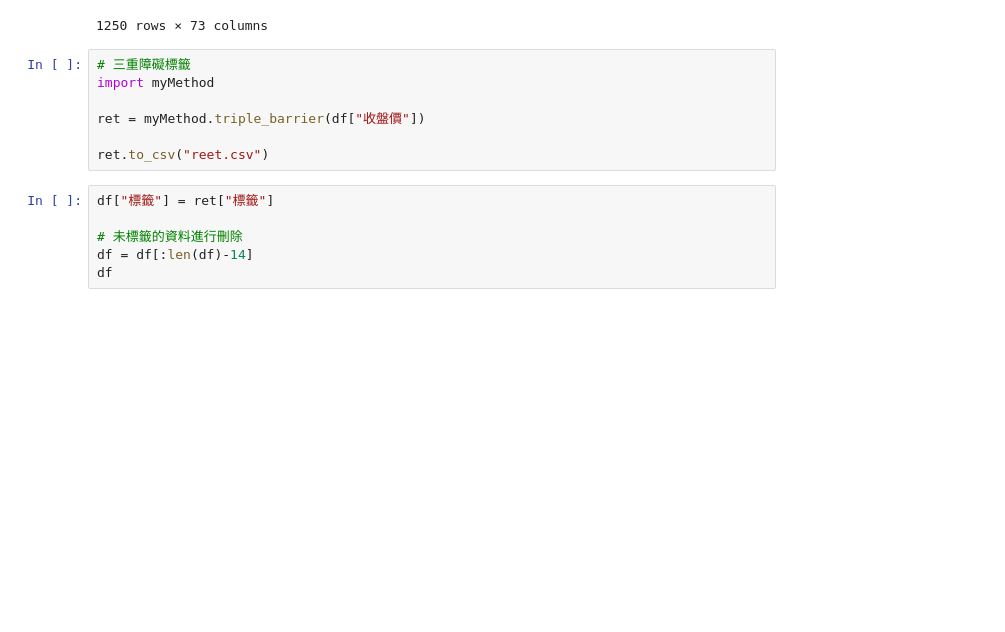
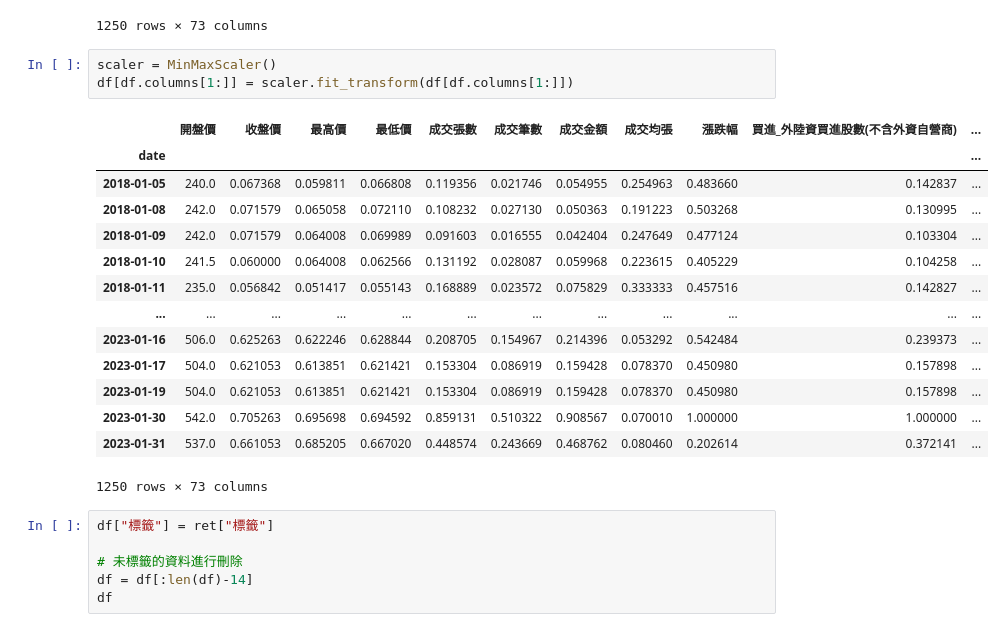
Before and after one commit to Chiao75543/FintechProject, a Jupyter notebook: model/train_model.ipynb, the cells around one changed output. Drawn from its saved outputs; the diff is of its cells as text; blank space fills up the shorter version.

```diff
--- a/model/train_model.ipynb
+++ b/model/train_model.ipynb
@@ -27,13 +51,24 @@ df
 | 2023-01-30 | 542.0 | 543.0 | 543.0 | 534.0 | 148413.0 | 153125.0 | 8.005716e+10 | 0.97 | 40.0 | 133236588.0 | ... |
 | 2023-01-31 | 537.0 | 522.0 | 538.0 | 521.0 | 79212.0 | 74279.0 | 4.173694e+10 | 1.07 | -21.0 | 49636797.0 | ... |
 1250 rows × 73 columns
-# %%
-# 三重障礙標籤
-import myMethod
-
-ret = myMethod.triple_barrier(df["收盤價"])
-
-ret.to_csv("reet.csv")
+# %%
+scaler = MinMaxScaler()
+df[df.columns[1:]] = scaler.fit_transform(df[df.columns[1:]])
+# %% [output]
+|  | 開盤價 | 收盤價 | 最高價 | 最低價 | 成交張數 | 成交筆數 | 成交金額 | 成交均張 | 漲跌幅 | 買進_外陸資買進股數(不含外資自營商) | ... |
+| date |  |  |  |  |  |  |  |  |  |  | ... |
+| 2018-01-05 | 240.0 | 0.067368 | 0.059811 | 0.066808 | 0.119356 | 0.021746 | 0.054955 | 0.254963 | 0.483660 | 0.142837 | ... |
+| 2018-01-08 | 242.0 | 0.071579 | 0.065058 | 0.072110 | 0.108232 | 0.027130 | 0.050363 | 0.191223 | 0.503268 | 0.130995 | ... |
+| 2018-01-09 | 242.0 | 0.071579 | 0.064008 | 0.069989 | 0.091603 | 0.016555 | 0.042404 | 0.247649 | 0.477124 | 0.103304 | ... |
+| 2018-01-10 | 241.5 | 0.060000 | 0.064008 | 0.062566 | 0.131192 | 0.028087 | 0.059968 | 0.223615 | 0.405229 | 0.104258 | ... |
+| 2018-01-11 | 235.0 | 0.056842 | 0.051417 | 0.055143 | 0.168889 | 0.023572 | 0.075829 | 0.333333 | 0.457516 | 0.142827 | ... |
+| ... | ... | ... | ... | ... | ... | ... | ... | ... | ... | ... | ... |
+| 2023-01-16 | 506.0 | 0.625263 | 0.622246 | 0.628844 | 0.208705 | 0.154967 | 0.214396 | 0.053292 | 0.542484 | 0.239373 | ... |
+| 2023-01-17 | 504.0 | 0.621053 | 0.613851 | 0.621421 | 0.153304 | 0.086919 | 0.159428 | 0.078370 | 0.450980 | 0.157898 | ... |
+| 2023-01-19 | 504.0 | 0.621053 | 0.613851 | 0.621421 | 0.153304 | 0.086919 | 0.159428 | 0.078370 | 0.450980 | 0.157898 | ... |
+| 2023-01-30 | 542.0 | 0.705263 | 0.695698 | 0.694592 | 0.859131 | 0.510322 | 0.908567 | 0.070010 | 1.000000 | 1.000000 | ... |
+| 2023-01-31 | 537.0 | 0.661053 | 0.685205 | 0.667020 | 0.448574 | 0.243669 | 0.468762 | 0.080460 | 0.202614 | 0.372141 | ... |
+1250 rows × 73 columns
 # %%
 df["標籤"] = ret["標籤"]
 
```
Also changed, not shown: parts of 3 cells of this notebook, 5 other files.
